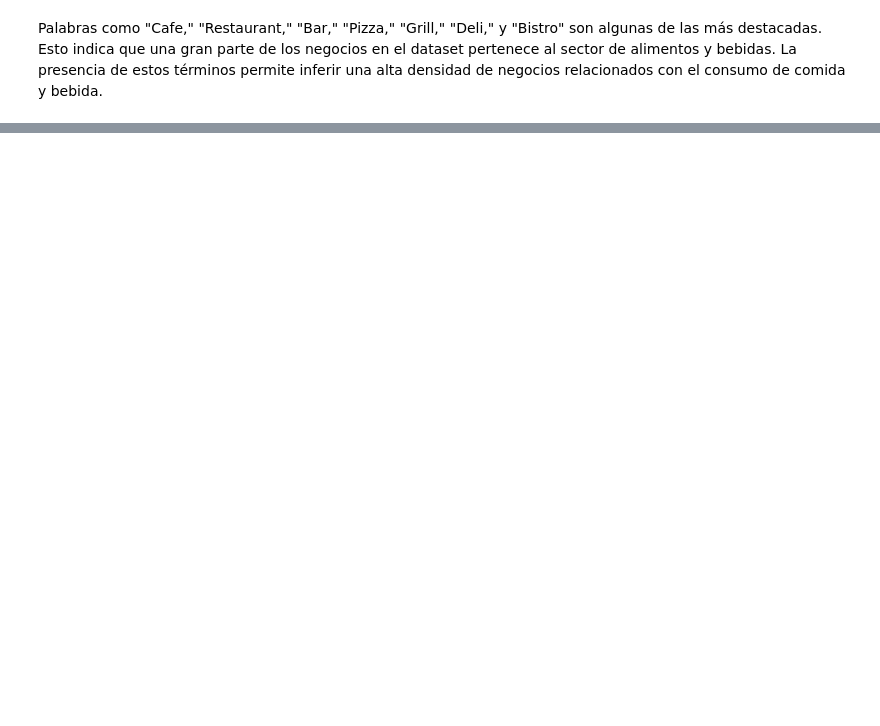
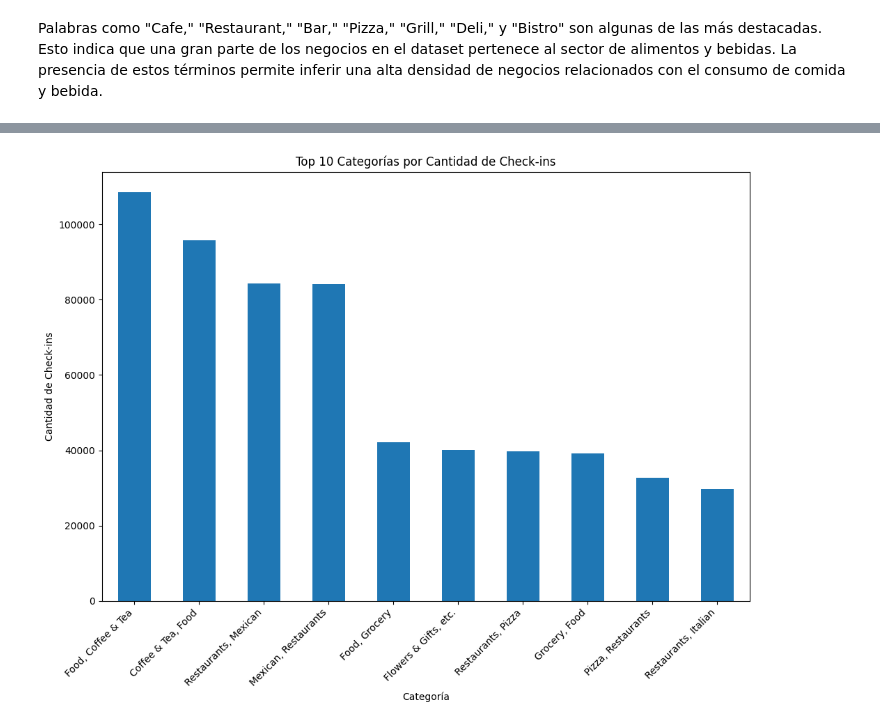
Before and after one commit to negoveron/PF_GY_DPT10, a Jupyter notebook: EDA/EDA.ipynb, the cells around one changed output, grey strips where cells are left out. Cells and saved outputs as stored; diff of their text form; code cells hidden in the pictures; blank space fills up the shorter version.

```diff
--- a/EDA/EDA.ipynb
+++ b/EDA/EDA.ipynb
@@ -747,0 +903,7 @@ Name: count, dtype: int64
+# %%
+# Cruce entre df_checkin y df_business
+df_checkin_business = df_checkin.merge(df_business, on='business_id', how='left')
+
+# Verifica el resultado del cruce
+print(df_checkin_business.info())
+print(df_checkin_business.head())
@@ -747,0 +928,19 @@ Name: count, dtype: int64
+# %%
+# Conteo de check-ins por categoría
+checkins_by_category = df_checkin_business['categories'].value_counts()
+
+# Se renombran categorías largas
+checkins_by_category_shortened = checkins_by_category.head(10).rename(index={
+    'Flowers & Gifts, Gift Shops, Cafes, Restaurants, Coffee & Tea, Donuts, Food, Souvenir Shops, Shopping': 'Flowers & Gifts, etc.'
+})
+
+# Visualización de las categorías más populares
+plt.figure(figsize=(12, 8))
+checkins_by_category_shortened.plot(kind='bar')
+plt.title('Top 10 Categorías por Cantidad de Check-ins')
+plt.xlabel('Categoría')
+plt.ylabel('Cantidad de Check-ins')
+plt.xticks(rotation=45, ha='right', fontsize=10)
+plt.show()
+# %% [output]
+[figure, added]
```
Also changed, not shown: parts of 139 cells of this notebook.
